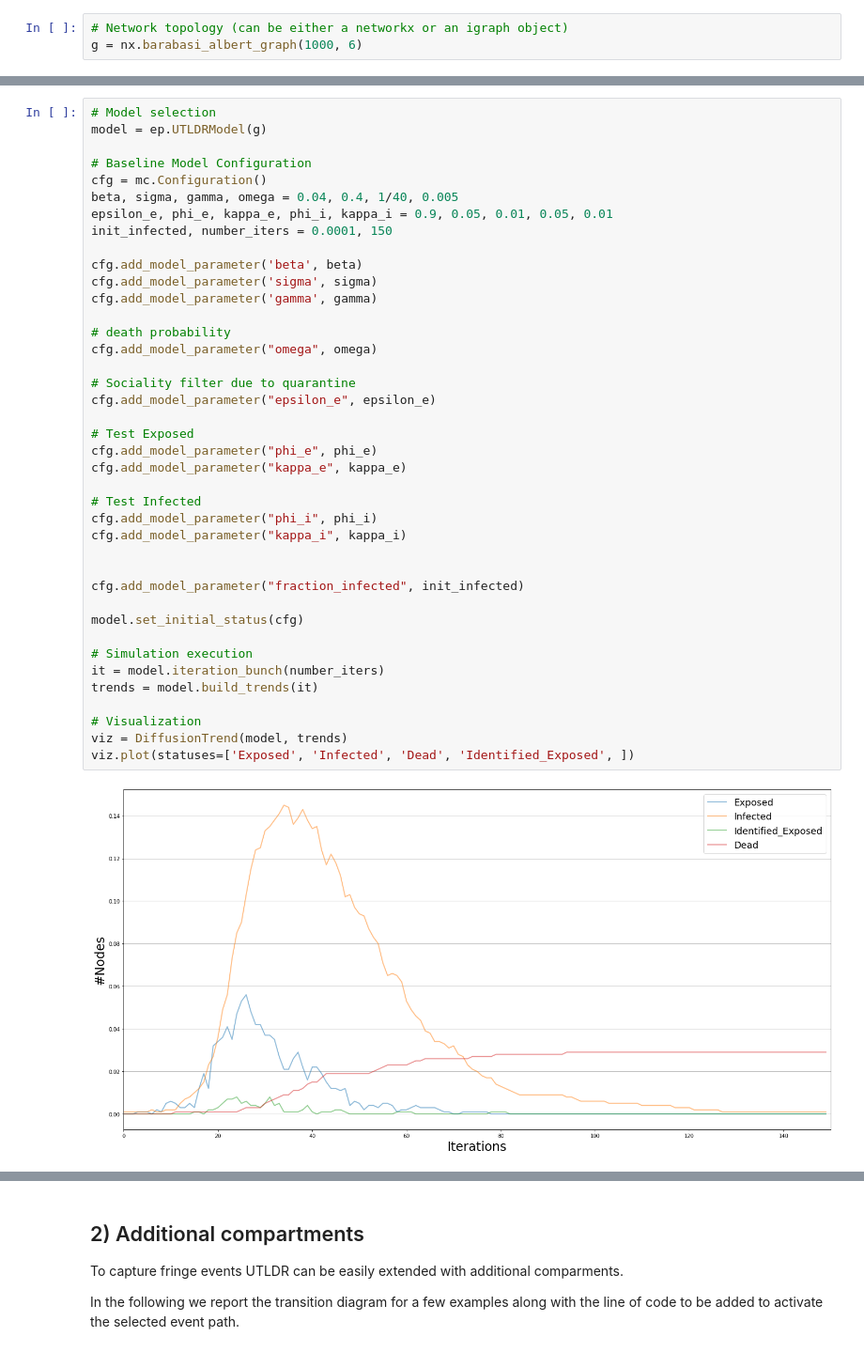
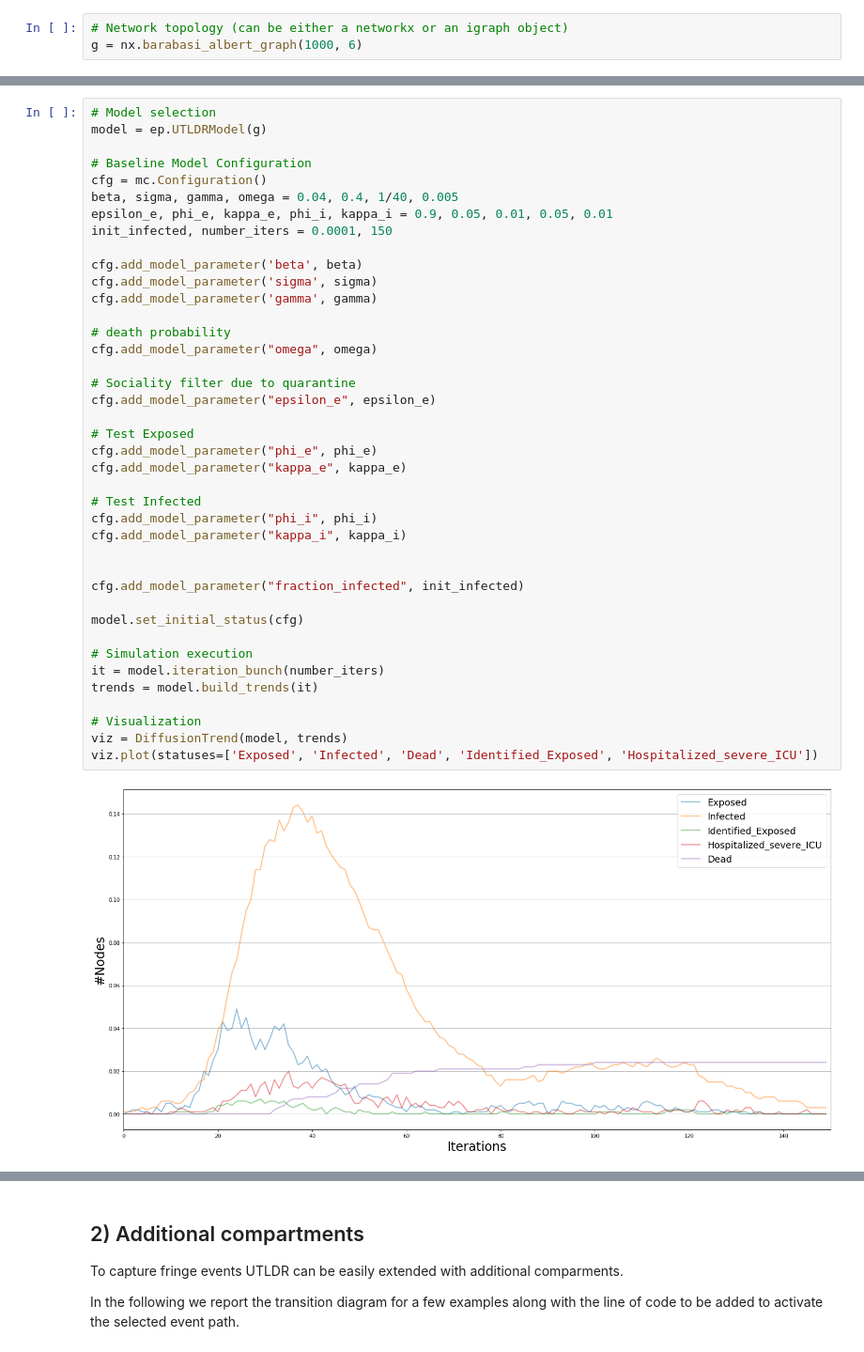
Before and after one commit to KDDComplexNetworkAnalysis/UTLDR, a Jupyter notebook: UTLDR_intro.ipynb, the cells around one changed output, grey strips where cells are left out. Shown: that part at 94% size. Drawn from its saved outputs; the diff is of its cells as text.

```diff
--- a/UTLDR_intro.ipynb
+++ b/UTLDR_intro.ipynb
@@ -125,32 +163,32 @@ init_infected, number_iters = 0.0001, 150
 cfg.add_model_parameter('beta', beta)
 cfg.add_model_parameter('sigma', sigma)
 cfg.add_model_parameter('gamma', gamma)
 
 # death probability
 cfg.add_model_parameter("omega", omega)
 
 # Sociality filter due to quarantine
 cfg.add_model_parameter("epsilon_e", epsilon_e)
 
 # Test Exposed
 cfg.add_model_parameter("phi_e", phi_e)
 cfg.add_model_parameter("kappa_e", kappa_e)
 
 # Test Infected
 cfg.add_model_parameter("phi_i", phi_i)
 cfg.add_model_parameter("kappa_i", kappa_i)
 
 
 cfg.add_model_parameter("fraction_infected", init_infected)
 
 model.set_initial_status(cfg)
 
 # Simulation execution
 it = model.iteration_bunch(number_iters)
 trends = model.build_trends(it)
 
 # Visualization
 viz = DiffusionTrend(model, trends)
-viz.plot(statuses=['Exposed', 'Infected', 'Dead', 'Identified_Exposed', ])
+viz.plot(statuses=['Exposed', 'Infected', 'Dead', 'Identified_Exposed', 'Hospitalized_severe_ICU'])
 # %% [output]
-[figure, old version]
+[figure, new version]
```
Also changed, not shown: parts of 19 cells of this notebook.
